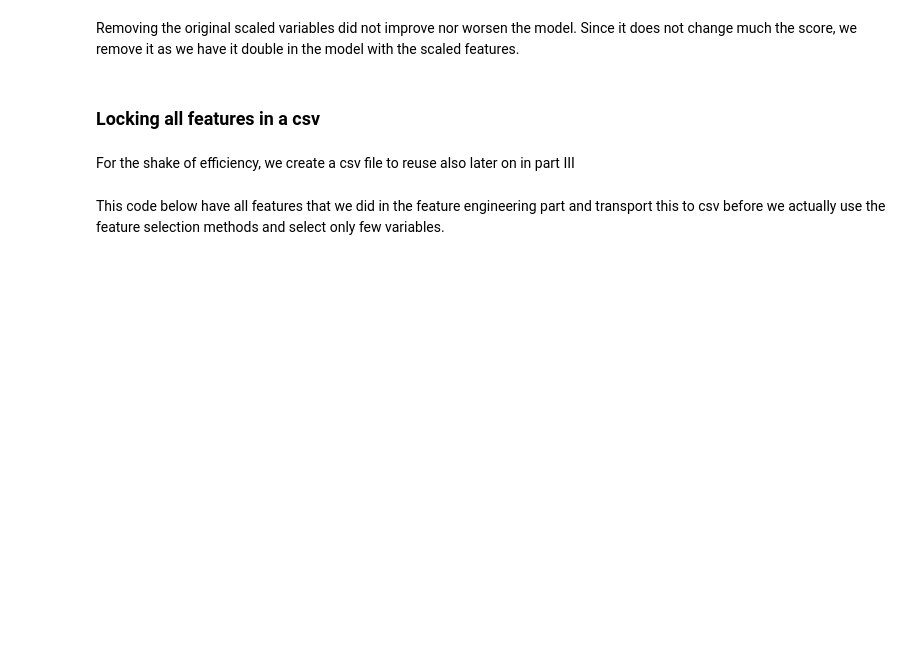
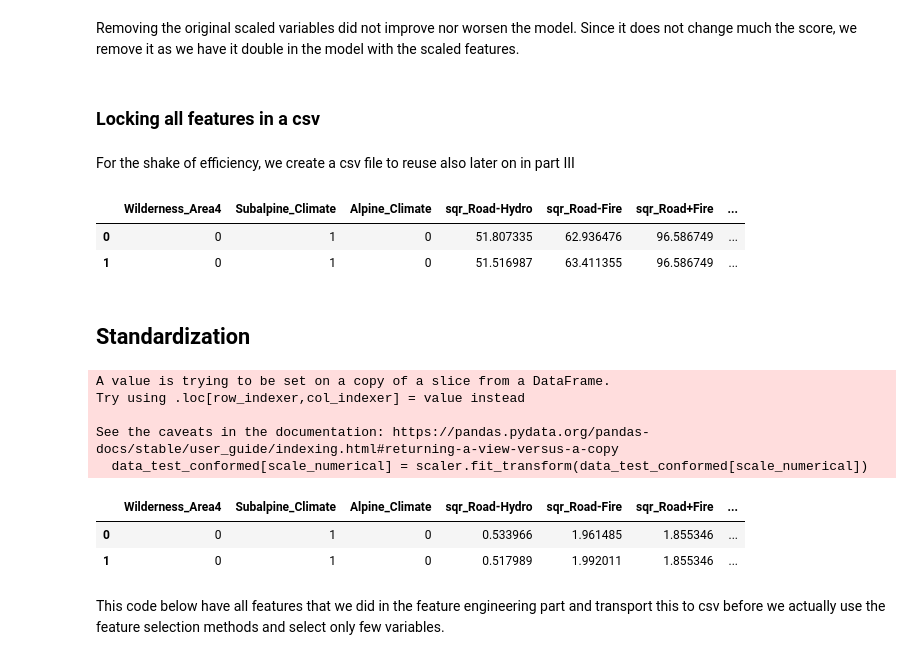
Before and after one commit to callysthenes/forest_cover_type_detector, a Jupyter notebook: group_assignment/forest_cover_type_test_data_feature_engineering.ipynb, the cells around one changed output. Cells and saved outputs as stored; diff of their text form; code cells hidden in the pictures; blank space fills up the shorter version.

```diff
--- a/group_assignment/forest_cover_type_test_data_feature_engineering.ipynb
+++ b/group_assignment/forest_cover_type_test_data_feature_engineering.ipynb
@@ -1266,3 +964,11 @@ data_test_conformed = data_test[['Wilderness_Area4',
  'Hillshade_9am_boxcox',
  'Elevation_x_Horizontal_Distance_To_Roadways',
  'Elevation_x_Horizontal_Distance_To_Hydrology']]
+# %%
+data_test_conformed.head(2)
+# %% [output]
+|  | Wilderness_Area4 | Subalpine_Climate | Alpine_Climate | sqr_Road-Hydro | sqr_Road-Fire | sqr_Road+Fire | ... |
+| 0 | 0 | 1 | 0 | 51.807335 | 62.936476 | 96.586749 | ... |
+| 1 | 0 | 1 | 0 | 51.516987 | 63.411355 | 96.586749 | ... |
+# %% [markdown]
+## Standardization
@@ -1269,3 +986,17 @@ data_test_conformed = data_test[['Wilderness_Area4',
+# %%
+data_test_conformed[scale_numerical] = scaler.fit_transform(data_test_conformed[scale_numerical])
+# %% [output]
+A value is trying to be set on a copy of a slice from a DataFrame.
+Try using .loc[row_indexer,col_indexer] = value instead
+
+See the caveats in the documentation: https://pandas.pydata.org/pandas-docs/stable/user_guide/indexing.html#returning-a-view-versus-a-copy
+  data_test_conformed[scale_numerical] = scaler.fit_transform(data_test_conformed[scale_numerical])
+# %%
+data_test_conformed.head(2)
+# %% [output]
+|  | Wilderness_Area4 | Subalpine_Climate | Alpine_Climate | sqr_Road-Hydro | sqr_Road-Fire | sqr_Road+Fire | ... |
+| 0 | 0 | 1 | 0 | 0.533966 | 1.961485 | 1.855346 | ... |
+| 1 | 0 | 1 | 0 | 0.517989 | 1.992011 | 1.855346 | ... |
 # %% [markdown]
 This code below have all features that we did in the feature engineering part and transport this to csv before we actually use the feature selection methods and select only few variables.
 # %%
```
Also changed, not shown: parts of 22 cells of this notebook.
